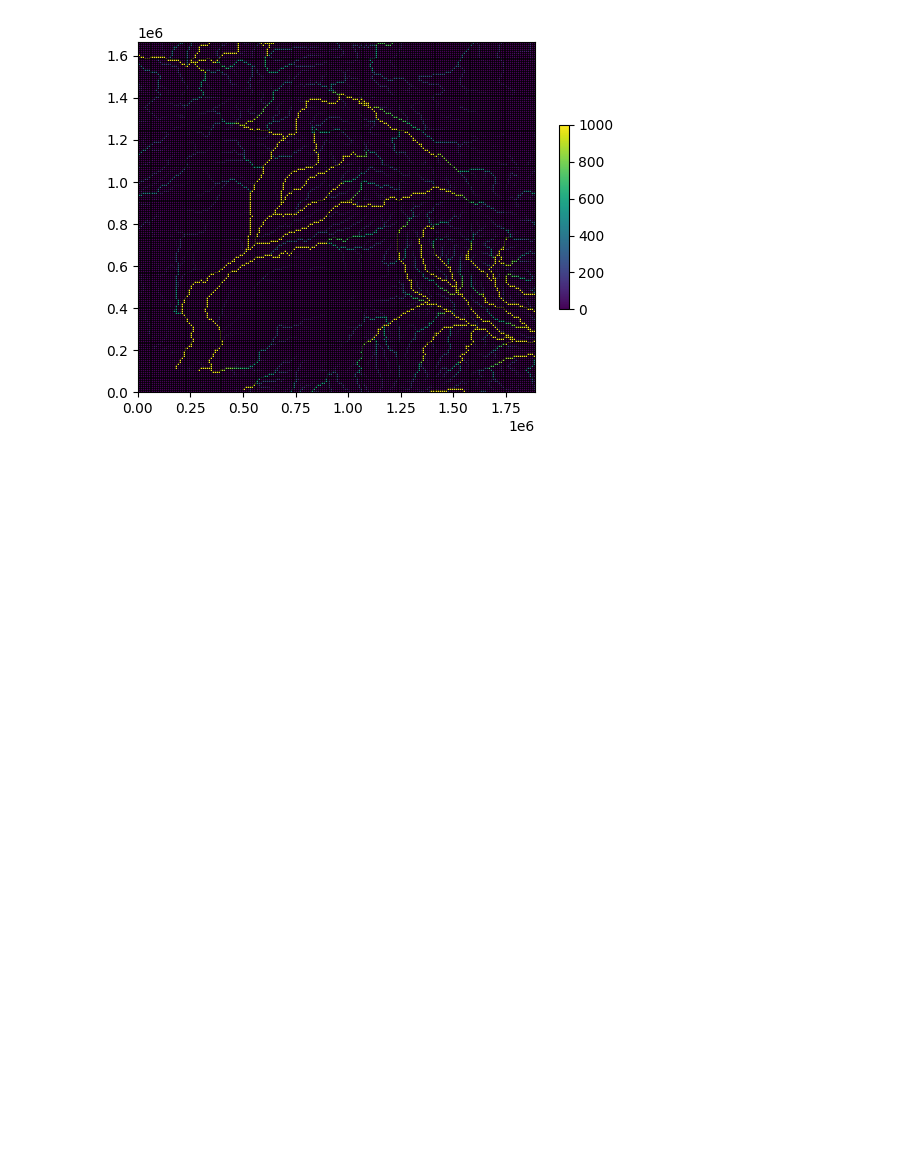
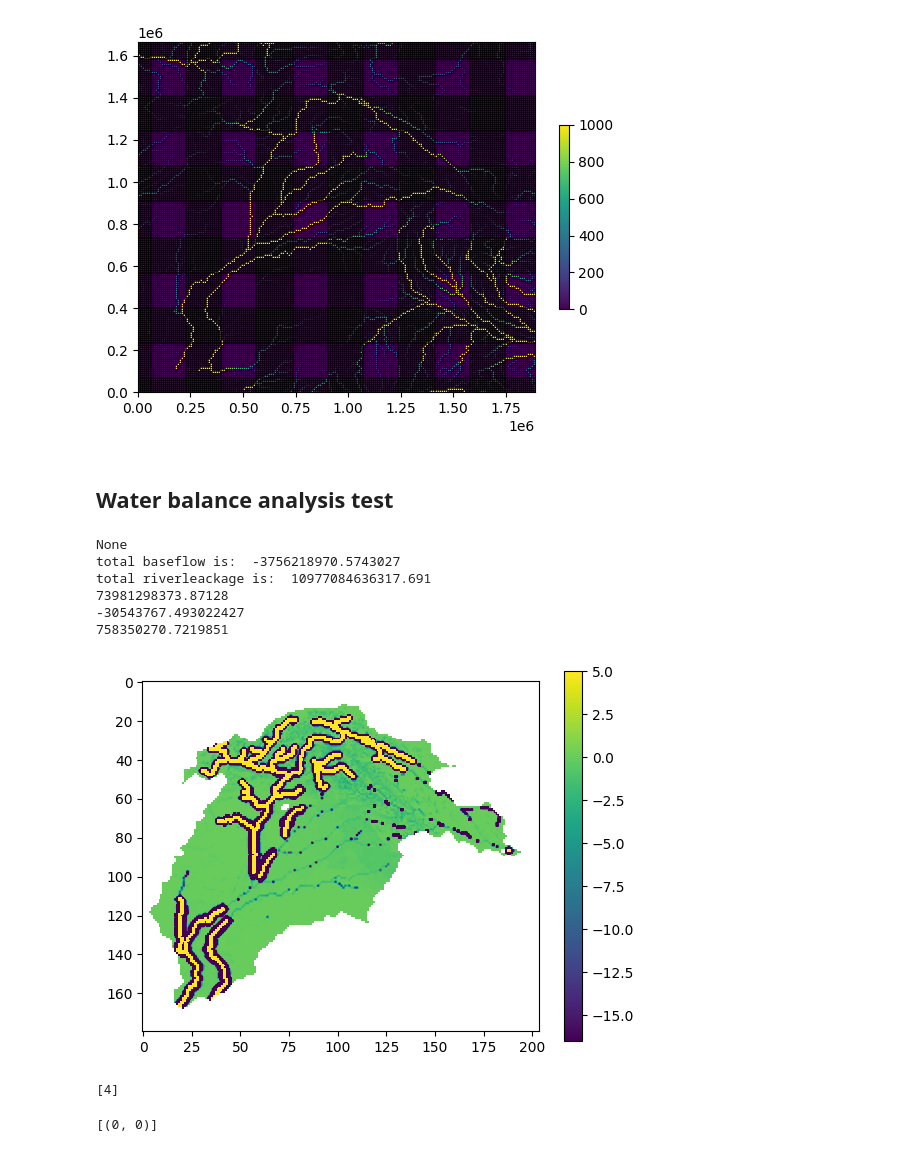
Before and after one commit to StellaLiu-gogogo/VIC-WUR-GWM, a Jupyter notebook: vic_online/python/online_coupling_test.ipynb, the cells around one changed output. Drawn from its saved outputs; the diff is of its cells as text; code cells hidden in the pictures; blank space fills up the shorter version.

```diff
--- a/vic_online/python/online_coupling_test.ipynb
+++ b/vic_online/python/online_coupling_test.ipynb
@@ -599,3 +599,82 @@ plt.show()
 # %% [output]
 19813.28
 [figure]
+# %% [markdown]
+## Water balance analysis test
+# %%
+import flopy
+import flopy.utils.binaryfile as bf
+import os
+import re
+import numpy as np
+# load the ccb file
+#path = '/lustre/nobackup/WUR/ESG/yuan018/87Logbook/try_successful_steady_state_1211/2Ltrans_off.cbb'
+path = '/lustre/nobackup/WUR/ESG/liu297/gitrepo/VIC-WUR-GWM-1910/vic_online/python/mfoutput/workspace/2Ltrans_off_19680101.cbb'
+cbb = bf.CellBudgetFile(path)
+#print(bud.get_unique_record_names())
+#print(bud.list_records())
+#print(bud._unique_package_names())
+#print(bud.get_times())
+print(cbb.get_indices())
+riv_raw = (cbb.get_data(text='RIV'))
+riv = [(item['node'], item['node2'], item['q']) for item in riv_raw]
+# 输出结果
+#print(result)
+ncol = 204
+nrow = 180
+baseflow = []
+for i in range(len(riv[0][0])):
+    idx = riv[0][0][i]
+    #print(idx)
+    lay = 0
+    row = idx//ncol
+    col = idx%ncol -1
+    flow = riv[0][2][i]
+    rec = [lay,row,col,flow]
+    baseflow.append(rec)
+
+
+max_lay = 0
+max_row = 179
+max_col = 203
+
+totalbaseflow = 0
+riverleackage = 0
+basedflow_array = -888*np.ones((max_lay+1,max_row+1,max_col+1))
+for item in baseflow:
+    lay = item[0]
+    row = item[1]
+    col = item[2]
+    flow = item[3]/86400
+    if flow < 0:
+        totalbaseflow += flow
+    else:
+        riverleackage += flow
+    #print(flow)
+    basedflow_array[lay][row][col] = flow
+print('total baseflow is: ', totalbaseflow)
+print('total riverleackage is: ', riverleackage)
+#print(basedflow_array)
+basedflow_array[basedflow_array == -888] = np.nan
+import matplotlib.pyplot as plt
+plt.imshow(basedflow_array[0],vmin = 5, vmax = -15)
+plt.colorbar()
+print(np.nanmax(basedflow_array[0]))
+print(np.nanmin(basedflow_array[0]))
+print(np.nanmean(basedflow_array[0]))
+# %% [output]
+None
+total baseflow is:  -3756218970.5743027
+total riverleackage is:  10977084636317.691
+73981298373.87128
+-30543767.493022427
+758350270.7219851
+[figure, added]
+# %%
+print(cbb.get_indices(text = 'RIV'))
+# %% [output]
+[4]
+# %%
+cbb.get_kstpkper()
+# %% [output]
+[(0, 0)]
```
Also changed, not shown: parts of 2 cells of this notebook, 2 other files.
